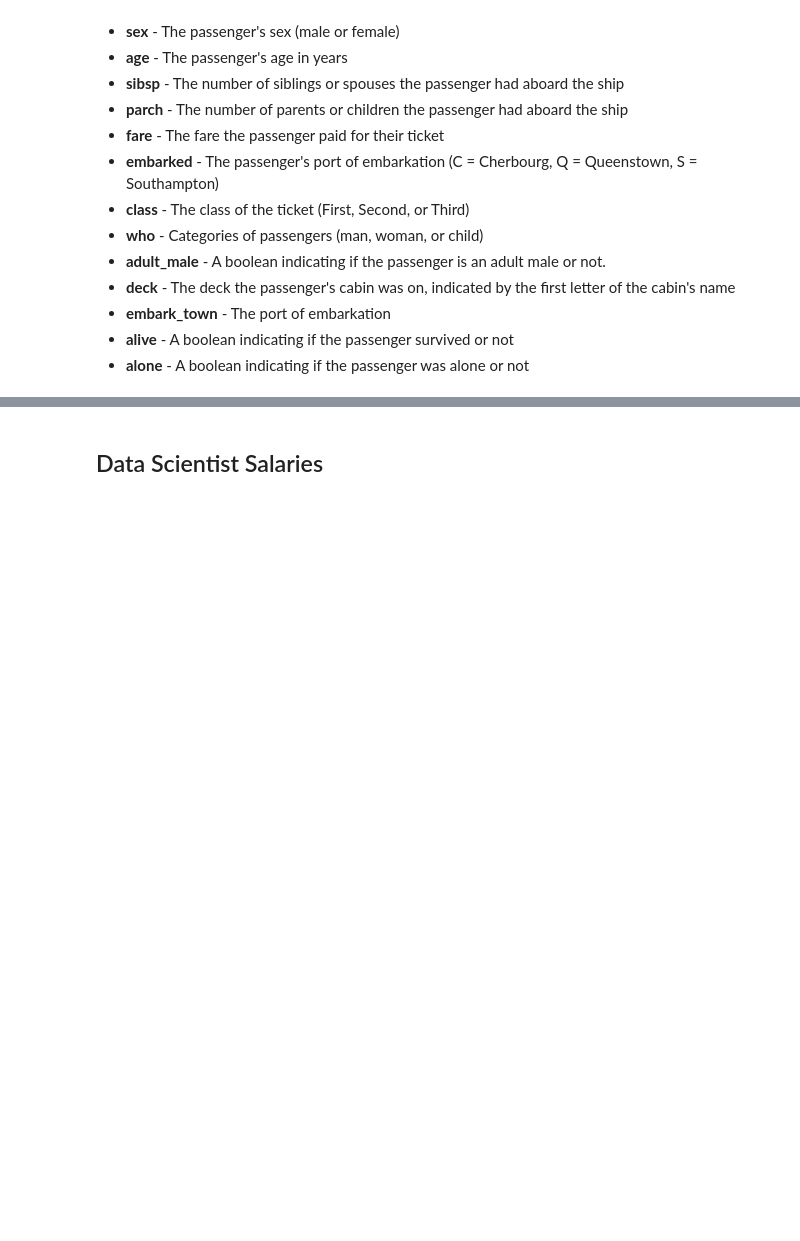
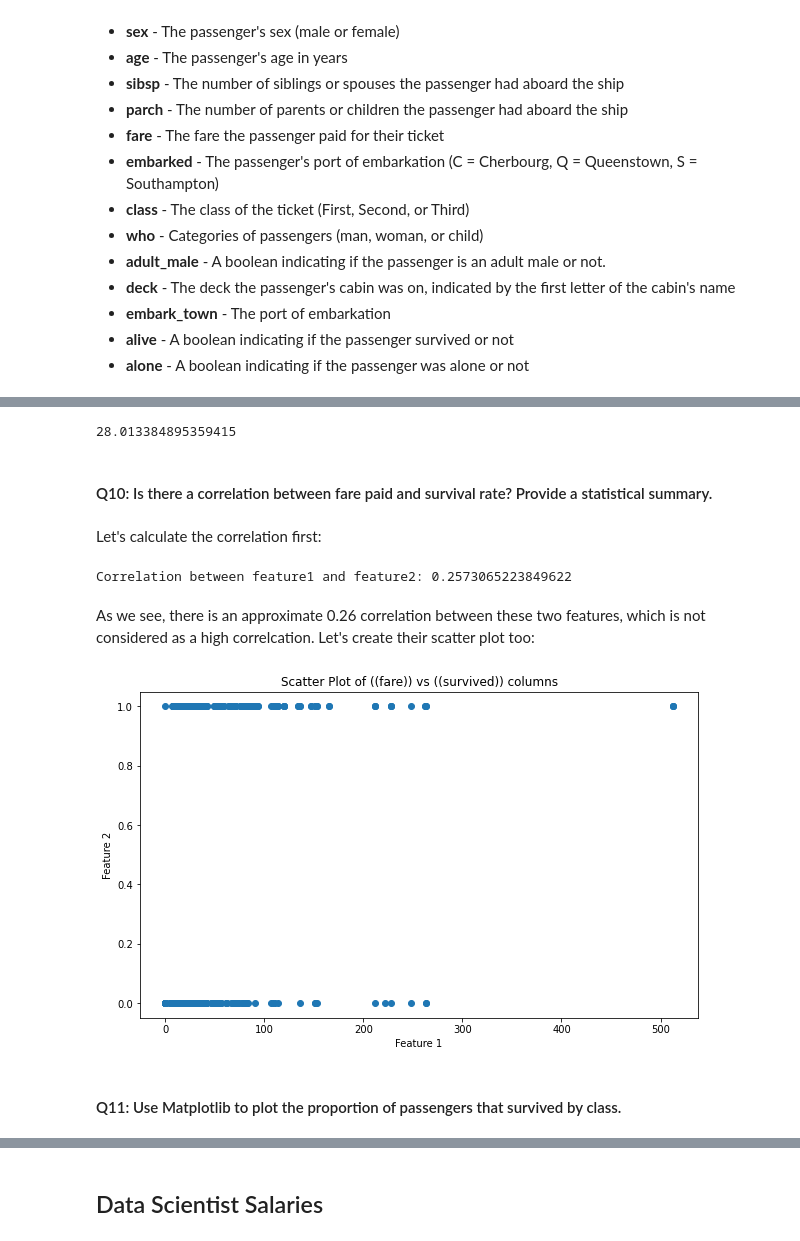
Before and after one commit to Hadi-loo/Introduction-to-Data-Science-Course, a Jupyter notebook: CA2. Investigating Data/investigating data.ipynb, the cells around one changed output, grey strips where cells are left out. Drawn from its saved outputs; the diff is of its cells as text; code cells hidden in the pictures; blank space fills up the shorter version.

```diff
--- a/CA2. Investigating Data/investigating data.ipynb
+++ b/CA2. Investigating Data/investigating data.ipynb
@@ -52,0 +247,12 @@ This is a brief explanation of the columns in the given dataset:
+# %%
+correlated_pairs = []
+for i in range(len(correlation_matrix.columns)):
+    for j in range(i+1, len(correlation_matrix.columns)):
+        if correlation_matrix.iloc[i, j] == 1:
+            correlated_pairs.append((correlation_matrix.columns[i], correlation_matrix.columns[j]))
+
+            # df1_new.drop(df1_new.columns[j - dropped_columns_count], axis=1, inplace=True)
+            # dropped_columns_count += 1
+
+for pair in correlated_pairs:
+    df1_new.drop(pair[1], axis=1, inplace=True)  # Drop the second column in each pair
@@ -52,0 +380,5 @@ This is a brief explanation of the columns in the given dataset:
+# %%
+from sklearn.impute import KNNImputer
+impute_knn = KNNImputer(n_neighbors=7)
+fitted_dataframe_array = impute_knn.fit_transform(df1_new)
+df1_new = pd.DataFrame(fitted_dataframe_array, columns=df1_new.columns)
@@ -52,0 +425,27 @@ This is a brief explanation of the columns in the given dataset:
+# %%
+df1_new[df1_new['sex'] == 0]['age'].mean()
+# %% [output]
+28.013384895359415
+# %% [markdown]
+#### Q10: Is there a correlation between fare paid and survival rate? Provide a statistical summary.
+# %% [markdown]
+Let's calculate the correlation first:
+# %%
+correlation = df1_new['fare'].corr(df1_new['survived'])
+
+print("Correlation between feature1 and feature2:", correlation)
+# %% [output]
+Correlation between feature1 and feature2: 0.2573065223849622
+# %% [markdown]
+As we see, there is an approximate 0.26 correlation between these two features, which is not considered as a high correlcation. Let's create their scatter plot too:
+# %%
+plt.figure(figsize=(10, 6))
+plt.scatter(df1_new['fare'], df1_new['survived'])
+plt.xlabel('Feature 1')
+plt.ylabel('Feature 2')
+plt.title('Scatter Plot of ((fare)) vs ((survived)) columns')
+plt.show()
+# %% [output]
+[figure, added]
+# %% [markdown]
+#### Q11: Use Matplotlib to plot the proportion of passengers that survived by class.
```
Also changed, not shown: parts of 64 cells of this notebook, 2 other files.
